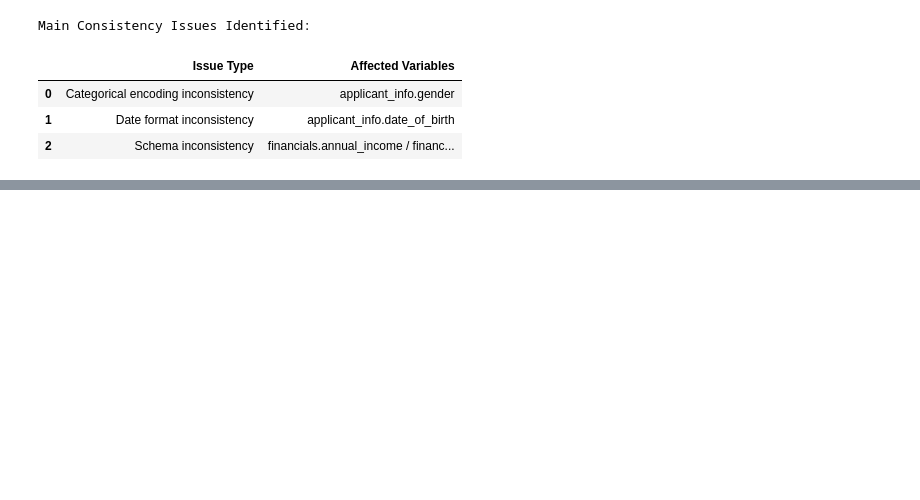
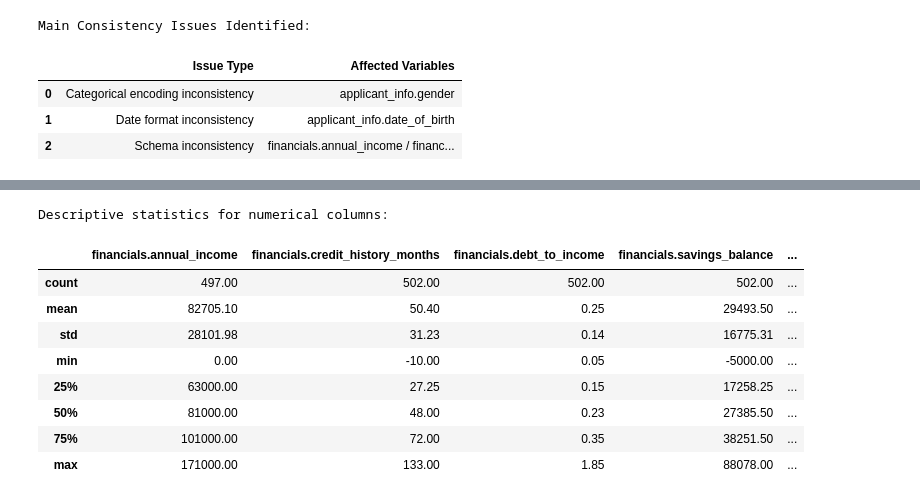
Before and after one commit to Beatrizboal/dego-project-team7, a Jupyter notebook: notebooks/01_data_quality.ipynb, the cells around one changed output, grey strips where cells are left out. Saved outputs shown, nothing was run; the diff lists cells and outputs as text; code cells hidden in the pictures; blank space fills up the shorter version.

Commit message:
Add data validity checks including type validation and numeric range analysis

```diff
--- a/notebooks/01_data_quality.ipynb
+++ b/notebooks/01_data_quality.ipynb
@@ -310,0 +359,12 @@ Main Consistency Issues Identified:
+# %%
+print("Current financials.annual_income dtype:", df_raw["financials.annual_income"].dtype)
+income_numeric = pd.to_numeric(df_raw["financials.annual_income"], errors="coerce")
+non_convertible_values = df_raw["financials.annual_income"].notna() & income_numeric.isna() # Identify values that could not be converted
+print("Non-convertible income values:", non_convertible_values.sum())
+print("Missing income values:", df_raw["financials.annual_income"].isna().sum())
+
+# Second Remediation Step required for Numeric Range Validity.
+if non_convertible_values.sum() == 0:
+    df_raw["financials.annual_income"] = income_numeric
+
+print("Current financials.annual_income dtype:", df_raw["financials.annual_income"].dtype)
@@ -310,0 +462,15 @@ Main Consistency Issues Identified:
+# %%
+numerical_columns = df_raw.select_dtypes(include=["int64", "float64"]).columns
+print("\nDescriptive statistics for numerical columns:")
+df_raw[numerical_columns].describe().round(2)
+# %% [output]
+Descriptive statistics for numerical columns:
+|  | financials.annual_income | financials.credit_history_months | financials.debt_to_income | financials.savings_balance | ... |
+| count | 497.00 | 502.00 | 502.00 | 502.00 | ... |
+| mean | 82705.10 | 50.40 | 0.25 | 29493.50 | ... |
+| std | 28101.98 | 31.23 | 0.14 | 16775.31 | ... |
+| min | 0.00 | -10.00 | 0.05 | -5000.00 | ... |
+| 25% | 63000.00 | 27.25 | 0.15 | 17258.25 | ... |
+| 50% | 81000.00 | 48.00 | 0.23 | 27385.50 | ... |
+| 75% | 101000.00 | 72.00 | 0.35 | 38251.50 | ... |
+| max | 171000.00 | 133.00 | 1.85 | 88078.00 | ... |
```
Also changed, not shown: parts of 15 cells of this notebook.
